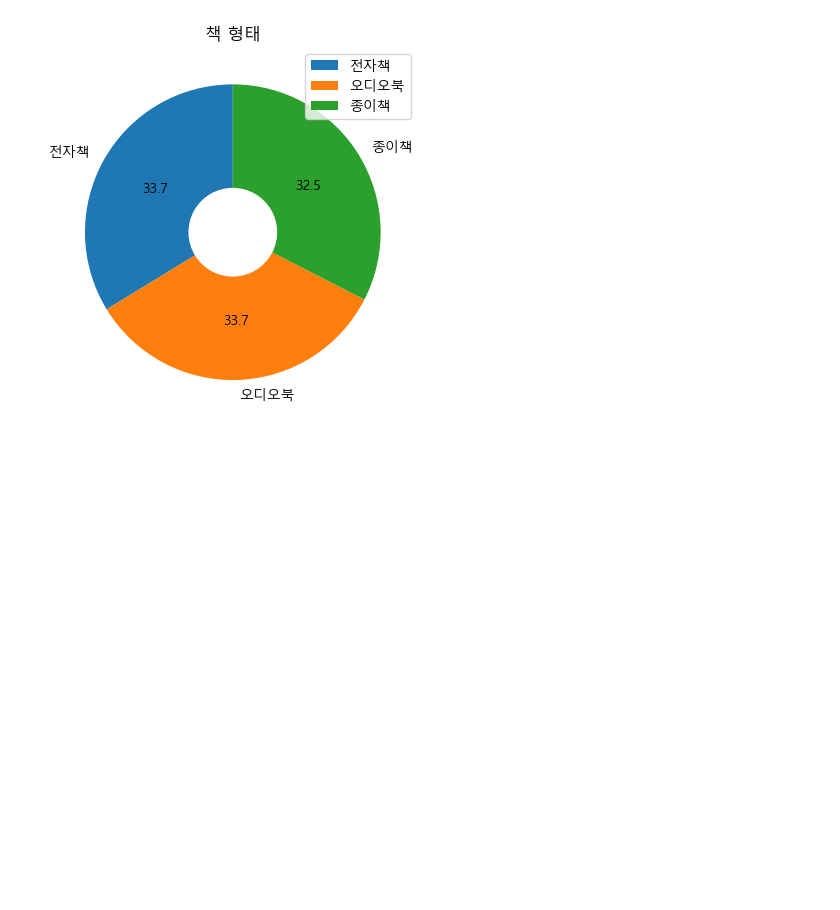
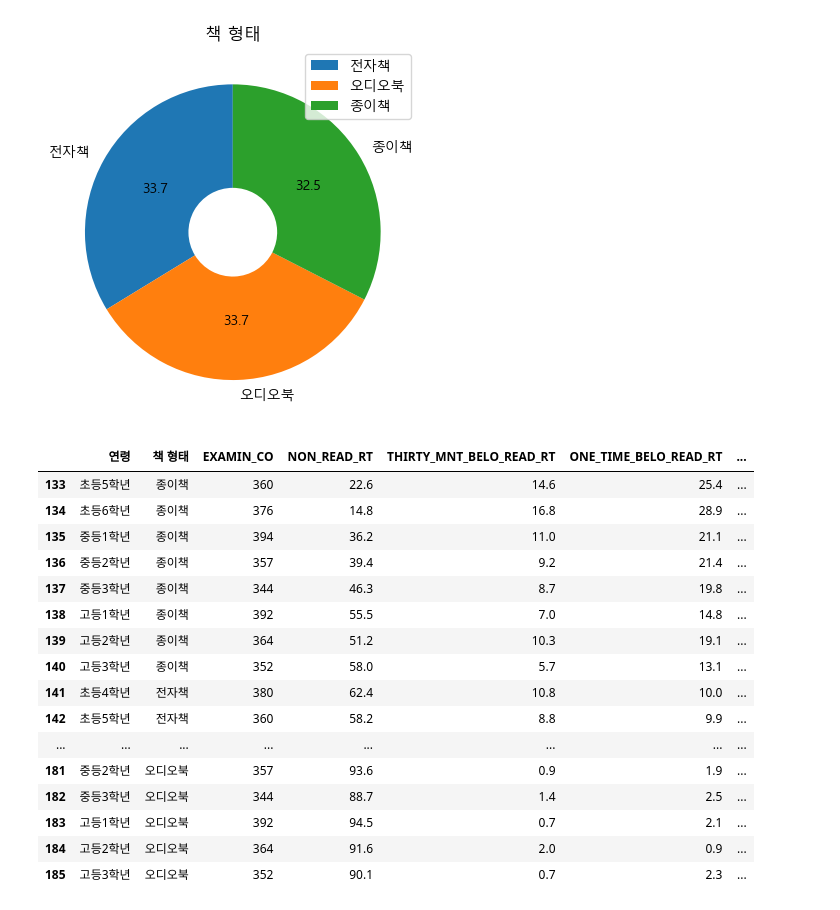
Before and after one commit to YoonGeonSON/streamlit-read-book, a Jupyter notebook: grade_read_book.ipynb, the cells around one changed output. Cells and saved outputs as stored; diff of their text form; code cells hidden in the pictures; blank space fills up the shorter version.

```diff
--- a/grade_read_book.ipynb
+++ b/grade_read_book.ipynb
@@ -223,3 +307,25 @@ elif platform.system() == 'Windows':
     rc('font', family=font_name)
 else:
     print('Unknown system... sorry~~~~')
+# %%
+df3 = df.tail(53)
+# %%
+df3
+# %% [output]
+|  | 연령 | 책 형태 | EXAMIN_CO | NON_READ_RT | THIRTY_MNT_BELO_READ_RT | ONE_TIME_BELO_READ_RT | ... |
+| 133 | 초등5학년 | 종이책 | 360 | 22.6 | 14.6 | 25.4 | ... |
+| 134 | 초등6학년 | 종이책 | 376 | 14.8 | 16.8 | 28.9 | ... |
+| 135 | 중등1학년 | 종이책 | 394 | 36.2 | 11.0 | 21.1 | ... |
+| 136 | 중등2학년 | 종이책 | 357 | 39.4 | 9.2 | 21.4 | ... |
+| 137 | 중등3학년 | 종이책 | 344 | 46.3 | 8.7 | 19.8 | ... |
+| 138 | 고등1학년 | 종이책 | 392 | 55.5 | 7.0 | 14.8 | ... |
+| 139 | 고등2학년 | 종이책 | 364 | 51.2 | 10.3 | 19.1 | ... |
+| 140 | 고등3학년 | 종이책 | 352 | 58.0 | 5.7 | 13.1 | ... |
+| 141 | 초등4학년 | 전자책 | 380 | 62.4 | 10.8 | 10.0 | ... |
+| 142 | 초등5학년 | 전자책 | 360 | 58.2 | 8.8 | 9.9 | ... |
+| ... | ... | ... | ... | ... | ... | ... | ... |
+| 181 | 중등2학년 | 오디오북 | 357 | 93.6 | 0.9 | 1.9 | ... |
+| 182 | 중등3학년 | 오디오북 | 344 | 88.7 | 1.4 | 2.5 | ... |
+| 183 | 고등1학년 | 오디오북 | 392 | 94.5 | 0.7 | 2.1 | ... |
+| 184 | 고등2학년 | 오디오북 | 364 | 91.6 | 2.0 | 0.9 | ... |
+| 185 | 고등3학년 | 오디오북 | 352 | 90.1 | 0.7 | 2.3 | ... |
```
Also changed, not shown: parts of 14 cells of this notebook.
